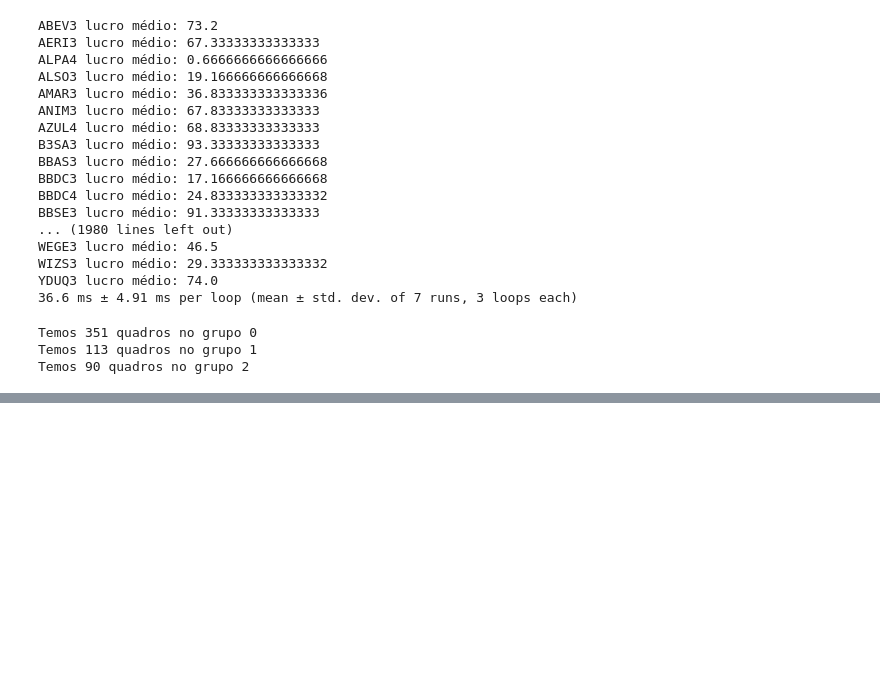
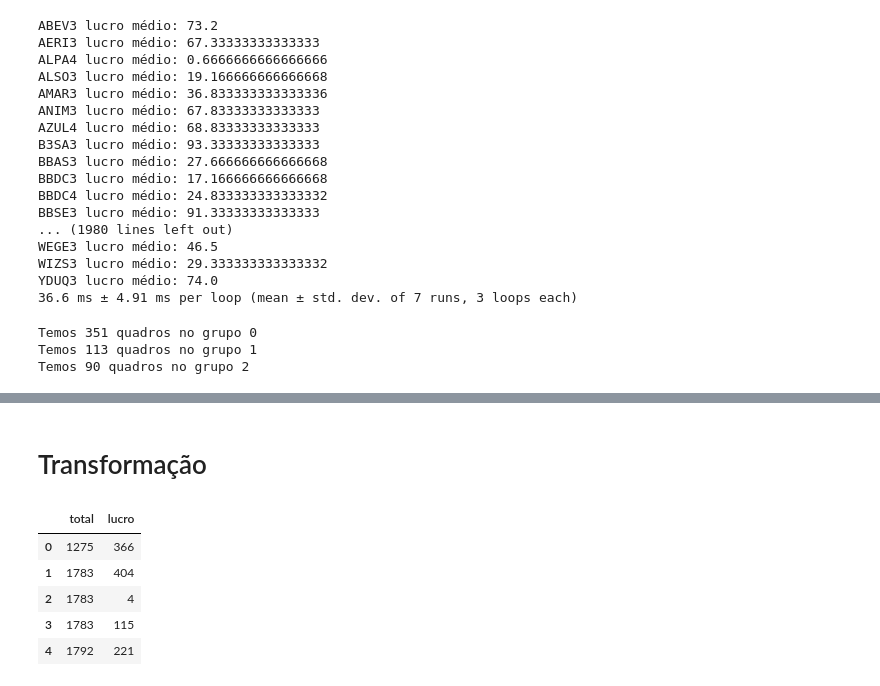
Before and after one commit to paulofor/Jupyter-Espaco01, a Jupyter notebook: Curso Python/groupby.ipynb, the cells around one changed output, grey strips where cells are left out. Cells and saved outputs as stored; diff of their text form; code cells hidden in the pictures; blank space fills up the shorter version.

```diff
--- a/Curso Python/groupby.ipynb
+++ b/Curso Python/groupby.ipynb
@@ -63,0 +76,14 @@ Temos 90 quadros no grupo 2
+# %% [markdown]
+# Transformação
+# %%
+cols = ['ticker' , 'total', 'lucro']
+
+dfTrans = dfGeral[cols].groupby('ticker').transform(np.sum)
+dfTrans.head()
+# %% [output]
+|  | total | lucro |
+| 0 | 1275 | 366 |
+| 1 | 1783 | 404 |
+| 2 | 1783 | 4 |
+| 3 | 1783 | 115 |
+| 4 | 1792 | 221 |
```
Also changed, not shown: parts of 5 cells of this notebook, 1 other file.
